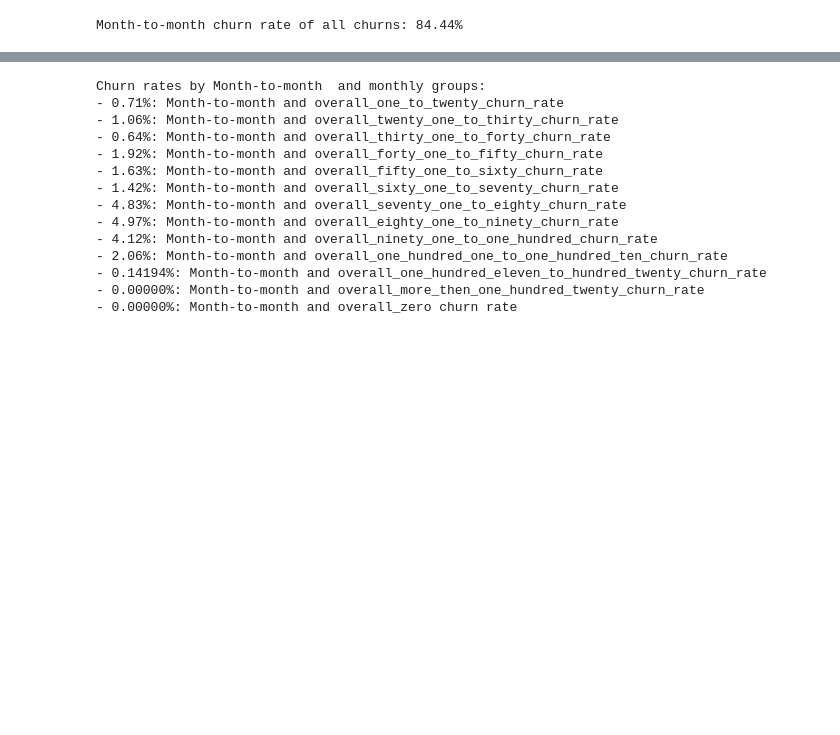
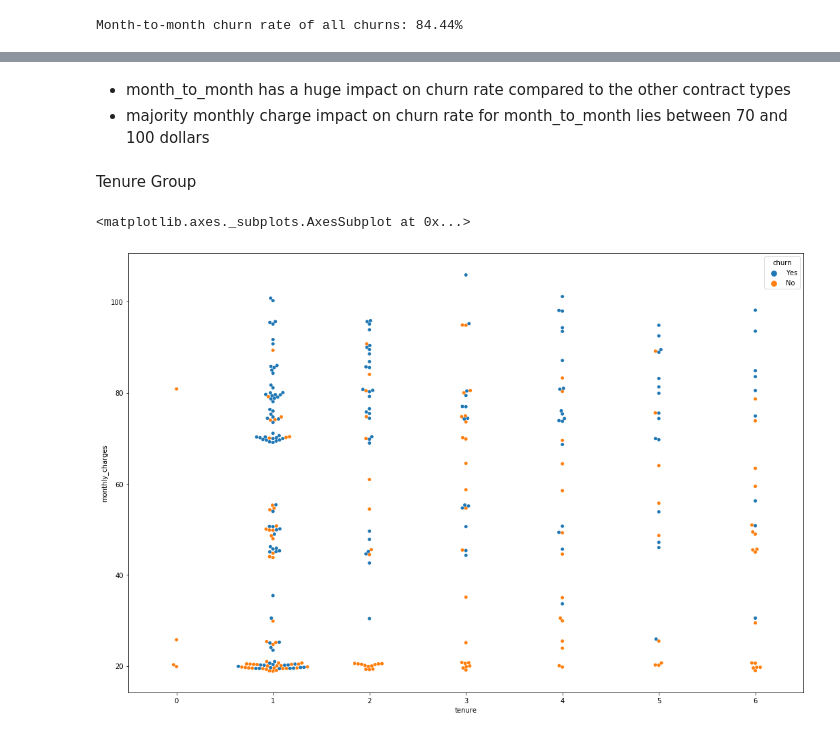
Before and after one commit to team-db-telco/telco-classification-project, a Jupyter notebook: explore_david.ipynb, the cells around one changed output, grey strips where cells are left out. Cells and saved outputs as stored; diff of their text form; code cells hidden in the pictures; blank space fills up the shorter version.

```diff
--- a/explore_david.ipynb
+++ b/explore_david.ipynb
@@ -82,6 +82,3 @@ forty_one_to_fifty                       90
 one_hundred_eleven_to_hundred_twenty     39
 thirty_one_to_forty                      31
 Name: monthly_charges_group, dtype: int64
-# %%
-train = group_tenure(train)
-train.tenure_group.value_counts()
@@ -340,30 +361,11 @@ overall_zero_churn_rate
-# %%
-print('Churn rates by Month-to-month  and monthly groups:')
-print('- {:.2f}%: Month-to-month and overall_one_to_twenty_churn_rate'.format(overall_one_to_twenty_churn_rate * 100))
-print('- {:.2f}%: Month-to-month and overall_twenty_one_to_thirty_churn_rate'.format(overall_twenty_one_to_thirty_churn_rate * 100))
-print('- {:.2f}%: Month-to-month and overall_thirty_one_to_forty_churn_rate'.format(overall_thirty_one_to_forty_churn_rate * 100))
-print('- {:.2f}%: Month-to-month and overall_forty_one_to_fifty_churn_rate'.format(overall_forty_one_to_fifty_churn_rate * 100))
-print('- {:.2f}%: Month-to-month and overall_fifty_one_to_sixty_churn_rate'.format(overall_fifty_one_to_sixty_churn_rate * 100))
-print('- {:.2f}%: Month-to-month and overall_sixty_one_to_seventy_churn_rate'.format(overall_sixty_one_to_seventy_churn_rate * 100))
-print('- {:.2f}%: Month-to-month and overall_seventy_one_to_eighty_churn_rate'.format(overall_seventy_one_to_eighty_churn_rate * 100))
-print('- {:.2f}%: Month-to-month and overall_eighty_one_to_ninety_churn_rate'.format(overall_eighty_one_to_ninety_churn_rate * 100))
-print('- {:.2f}%: Month-to-month and overall_ninety_one_to_one_hundred_churn_rate'.format(overall_ninety_one_to_one_hundred_churn_rate * 100))
-print('- {:.2f}%: Month-to-month and overall_one_hundred_one_to_one_hundred_ten_churn_rate'.format(overall_one_hundred_one_to_one_hundred_ten_churn_rate * 100))
-print('- {:.5f}%: Month-to-month and overall_one_hundred_eleven_to_hundred_twenty_churn_rate'.format(overall_one_hundred_eleven_to_hundred_twenty_churn_rate * 100))
-print('- {:.5f}%: Month-to-month and overall_more_then_one_hundred_twenty_churn_rate'.format(overall_more_then_one_hundred_twenty_churn_rate * 100))
-print('- {:.5f}%: Month-to-month and overall_zero churn rate'.format(overall_zero_churn_rate * 100))
-# %% [output]
-Churn rates by Month-to-month  and monthly groups:
-- 0.71%: Month-to-month and overall_one_to_twenty_churn_rate
-- 1.06%: Month-to-month and overall_twenty_one_to_thirty_churn_rate
-- 0.64%: Month-to-month and overall_thirty_one_to_forty_churn_rate
-- 1.92%: Month-to-month and overall_forty_one_to_fifty_churn_rate
-- 1.63%: Month-to-month and overall_fifty_one_to_sixty_churn_rate
-- 1.42%: Month-to-month and overall_sixty_one_to_seventy_churn_rate
-- 4.83%: Month-to-month and overall_seventy_one_to_eighty_churn_rate
-- 4.97%: Month-to-month and overall_eighty_one_to_ninety_churn_rate
-- 4.12%: Month-to-month and overall_ninety_one_to_one_hundred_churn_rate
-- 2.06%: Month-to-month and overall_one_hundred_one_to_one_hundred_ten_churn_rate
-- 0.14194%: Month-to-month and overall_one_hundred_eleven_to_hundred_twenty_churn_rate
-- 0.00000%: Month-to-month and overall_more_then_one_hundred_twenty_churn_rate
-- 0.00000%: Month-to-month and overall_zero churn rate
+# %% [markdown]
+- month_to_month has a huge impact on churn rate compared to the other contract types
+- majority monthly charge impact on churn rate for month_to_month lies between 70 and 100 dollars
+# %% [markdown]
+Tenure Group
+# %%
+plt.figure(figsize=(18,12))
+sns.swarmplot(x='tenure', y='monthly_charges', data=train[train.tenure_group == 'half_a_year'], hue='churn')
+# %% [output]
+<matplotlib.axes._subplots.AxesSubplot at 0x...>
+[figure, added]
```
Also changed, not shown: parts of 12 cells of this notebook, 1 other file.
